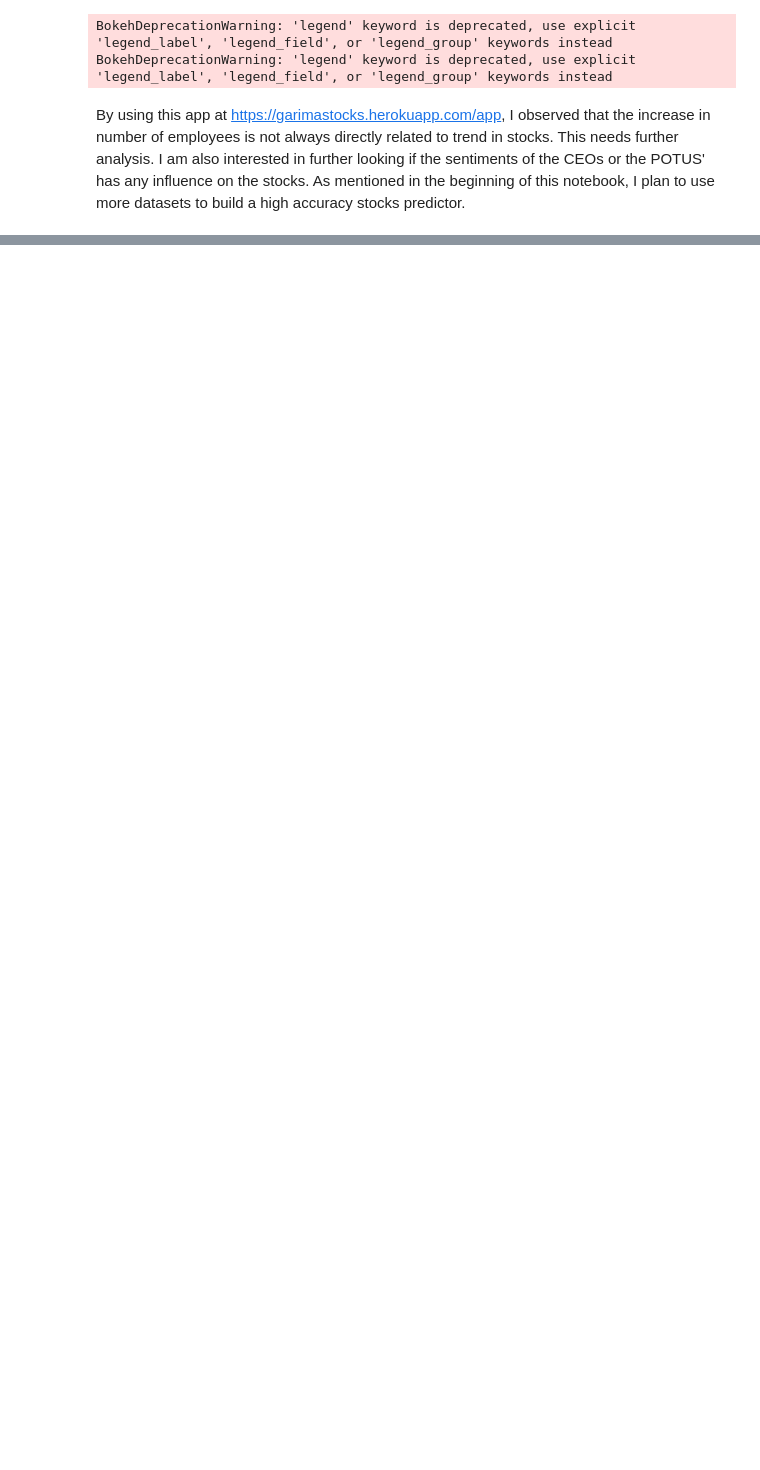
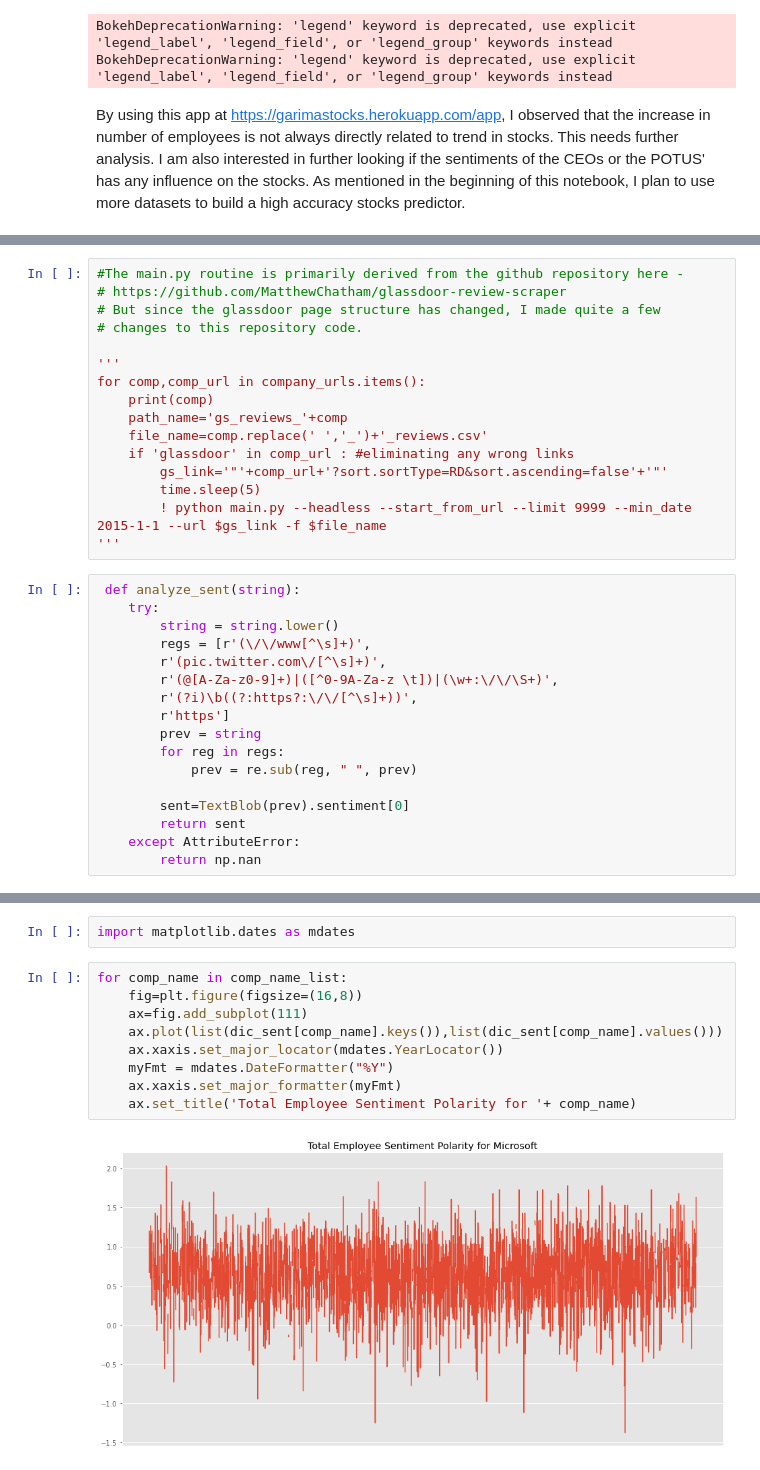
Before and after one commit to garimamalhotra/stock_predict, a Jupyter notebook: Capstone_Project_proposal_1.ipynb, the cells around one changed output, grey strips where cells are left out. Saved outputs shown, nothing was run; the diff lists cells and outputs as text; blank space fills up the shorter version.

Commit message:
Added Glassdoor reviews

```diff
--- a/Capstone_Project_proposal_1.ipynb
+++ b/Capstone_Project_proposal_1.ipynb
@@ -803,0 +865,33 @@ beginning of this notebook, I plan to use more datasets to build a high accuracy
+# %%
+#The main.py routine is primarily derived from the github repository here -
+# https://github.com/MatthewChatham/glassdoor-review-scraper
+# But since the glassdoor page structure has changed, I made quite a few
+# changes to this repository code.
+
+'''
+for comp,comp_url in company_urls.items():
+    print(comp)
+    path_name='gs_reviews_'+comp
+    file_name=comp.replace(' ','_')+'_reviews.csv'
+    if 'glassdoor' in comp_url : #eliminating any wrong links
+        gs_link='"'+comp_url+'?sort.sortType=RD&sort.ascending=false'+'"'
+        time.sleep(5)
+        ! python main.py --headless --start_from_url --limit 9999 --min_date 2015-1-1 --url $gs_link -f $file_name
+'''
+# %%
+ def analyze_sent(string):
+    try:
+        string = string.lower()
+        regs = [r'(\/\/www[^\s]+)',
+        r'(pic.twitter.com\/[^\s]+)',
+        r'(@[A-Za-z0-9]+)|([^0-9A-Za-z \t])|(\w+:\/\/\S+)',
+        r'(?i)\b((?:https?:\/\/[^\s]+))',
+        r'https']
+        prev = string
+        for reg in regs:
+            prev = re.sub(reg, " ", prev)
+
+        sent=TextBlob(prev).sentiment[0]
+        return sent
+    except AttributeError:
+        return np.nan
@@ -803,0 +939,13 @@ beginning of this notebook, I plan to use more datasets to build a high accuracy
+# %%
+import matplotlib.dates as mdates
+# %%
+for comp_name in comp_name_list:
+    fig=plt.figure(figsize=(16,8))
+    ax=fig.add_subplot(111)
+    ax.plot(list(dic_sent[comp_name].keys()),list(dic_sent[comp_name].values()))
+    ax.xaxis.set_major_locator(mdates.YearLocator())
+    myFmt = mdates.DateFormatter("%Y")
+    ax.xaxis.set_major_formatter(myFmt)
+    ax.set_title('Total Employee Sentiment Polarity for '+ comp_name)
+# %% [output]
+[figure, added]
```
Also changed, not shown: parts of 17 cells of this notebook.
